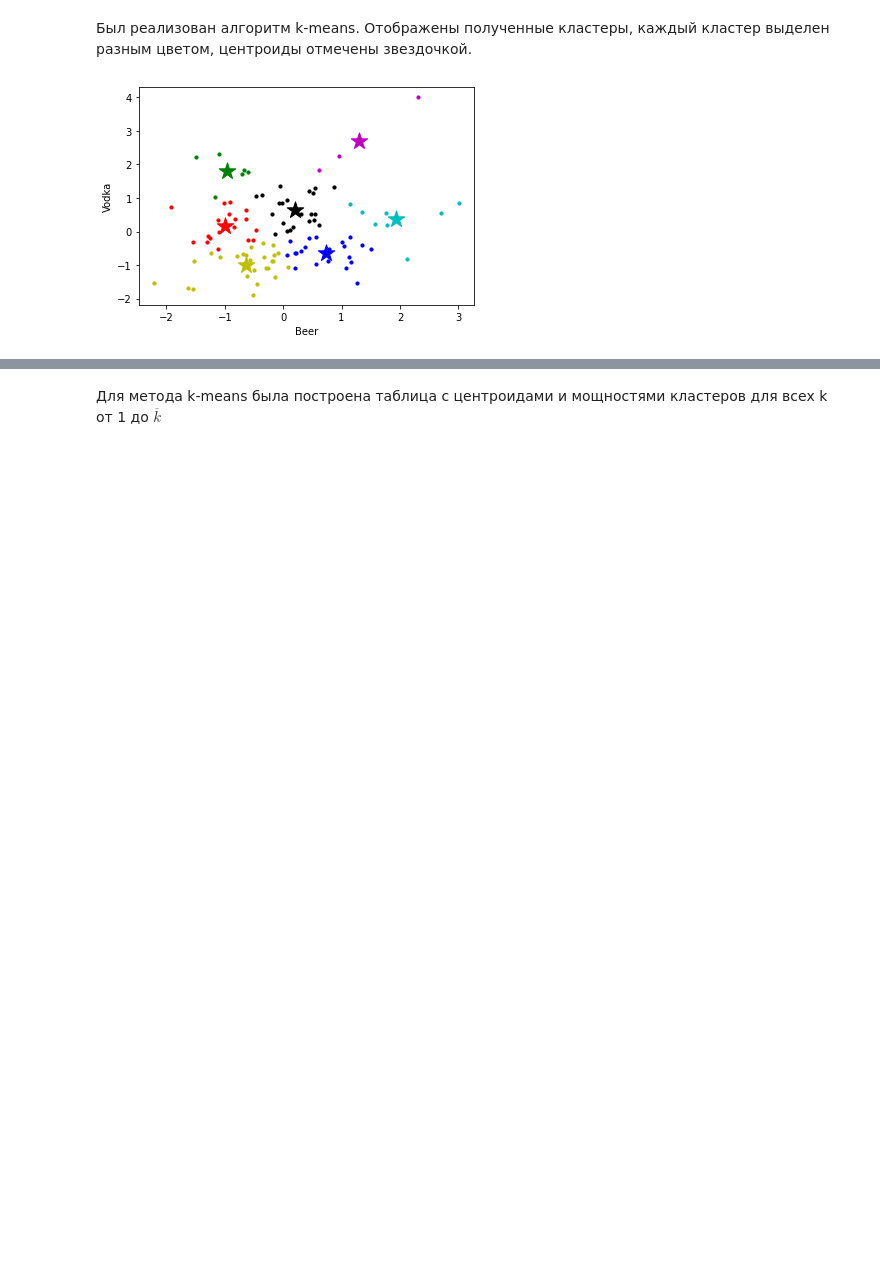
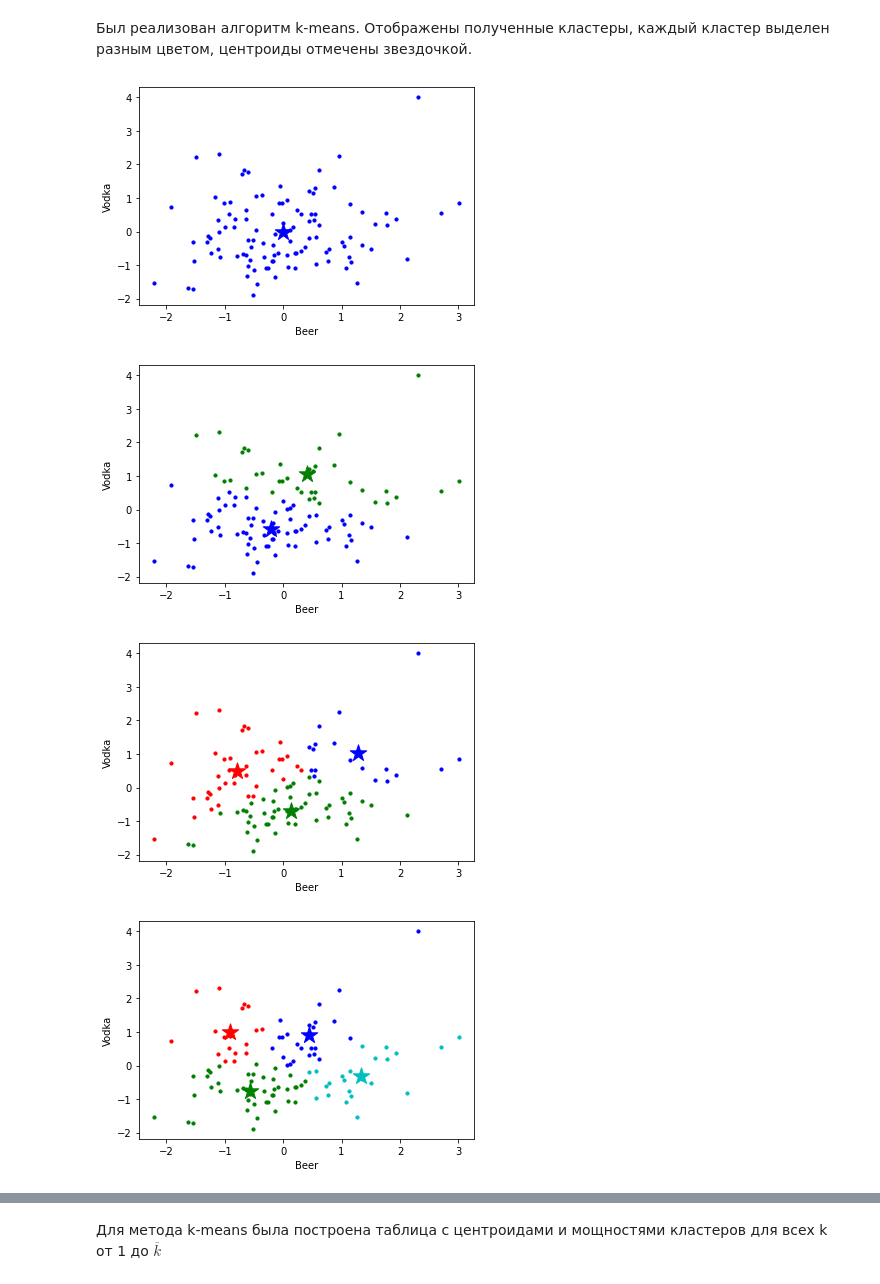
Before and after one commit to the-mvi/stat_an-2022, a Jupyter notebook: 0373_Chernevich_KV/task3.ipynb, the cells around one changed output, grey strips where cells are left out. Saved outputs shown, nothing was run; the diff lists cells and outputs as text; code cells hidden in the pictures; blank space fills up the shorter version.

```diff
--- a/0373_Chernevich_KV/task3.ipynb
+++ b/0373_Chernevich_KV/task3.ipynb
@@ -224,30 +224,35 @@ def k_means(data, k):
         centroids = update_centroids(data, clusters, centroids)
     return centroids, clusters
 # %%
-centroids, clusters = k_means(normalized_points, k)
+#centroids, clusters = k_means(normalized_points, k)
 # %%
-colors = ['b', 'g', 'r', 'c', 'm','y','k','w']
-# Extract the centroids
-#entroids = [np.mean(cluster, axis=0) for cluster in clusters]
+for num in range(1,k+1):
+    centroids, clusters = k_means(normalized_points, num)
+    colors = ['b', 'g', 'r', 'c', 'm','y','k','w']
+    # Extract the centroids
+    #entroids = [np.mean(cluster, axis=0) for cluster in clusters]
 
-# Extract the x and y coordinates of the points in each cluster
-#x = [[point[0] for point in normalized_points] for cluster in clusters]
-#y = [[point[1] for point in normalized_points] for cluster in clusters]
-# Create a scatter plot for each cluster
-for i in range(len(clusters)):
-    plt.scatter(normalized_points[i][0], normalized_points[i][1],c=colors[clusters[i]],s=10, label=f'Cluster {clusters[i]}')
+    # Extract the x and y coordinates of the points in each cluster
+    #x = [[point[0] for point in normalized_points] for cluster in clusters]
+    #y = [[point[1] for point in normalized_points] for cluster in clusters]
+    # Create a scatter plot for each cluster
+    for i in range(len(clusters)):
+        plt.scatter(normalized_points[i][0], normalized_points[i][1],c=colors[clusters[i]],s=10, label=f'Cluster {clusters[i]}')
 
-# Plot the centroids as asterisks
-[plt.scatter(centroids[i][0], centroids[i][1], marker='*', c=colors[i], s=300) for i in range(len(centroids))]
+    # Plot the centroids as asterisks
+    [plt.scatter(centroids[i][0], centroids[i][1], marker='*', c=colors[i], s=300) for i in range(len(centroids))]
 
-# Add labels to the axes
-plt.xlabel('Beer')
-plt.ylabel('Vodka')
+    # Add labels to the axes
+    plt.xlabel('Beer')
+    plt.ylabel('Vodka')
 
-# Add a legend
-#plt.legend()
+    # Add a legend
+    #plt.legend()
 
-# Show the plot
-plt.show()
+    # Show the plot
+    plt.show()
 # %% [output]
-[figure, old version]
+[figure, new version]
+[figure, added]
+[figure, added]
+[figure, added]
```
Also changed, not shown: parts of 2 cells of this notebook.
